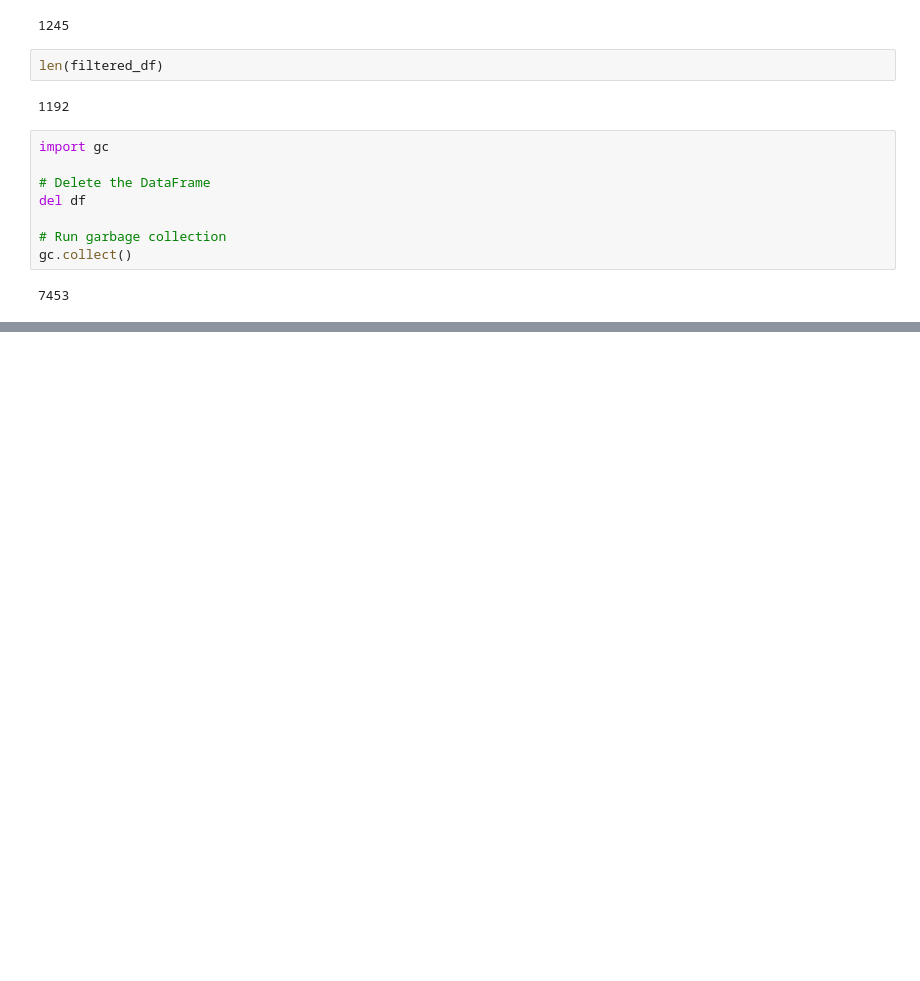
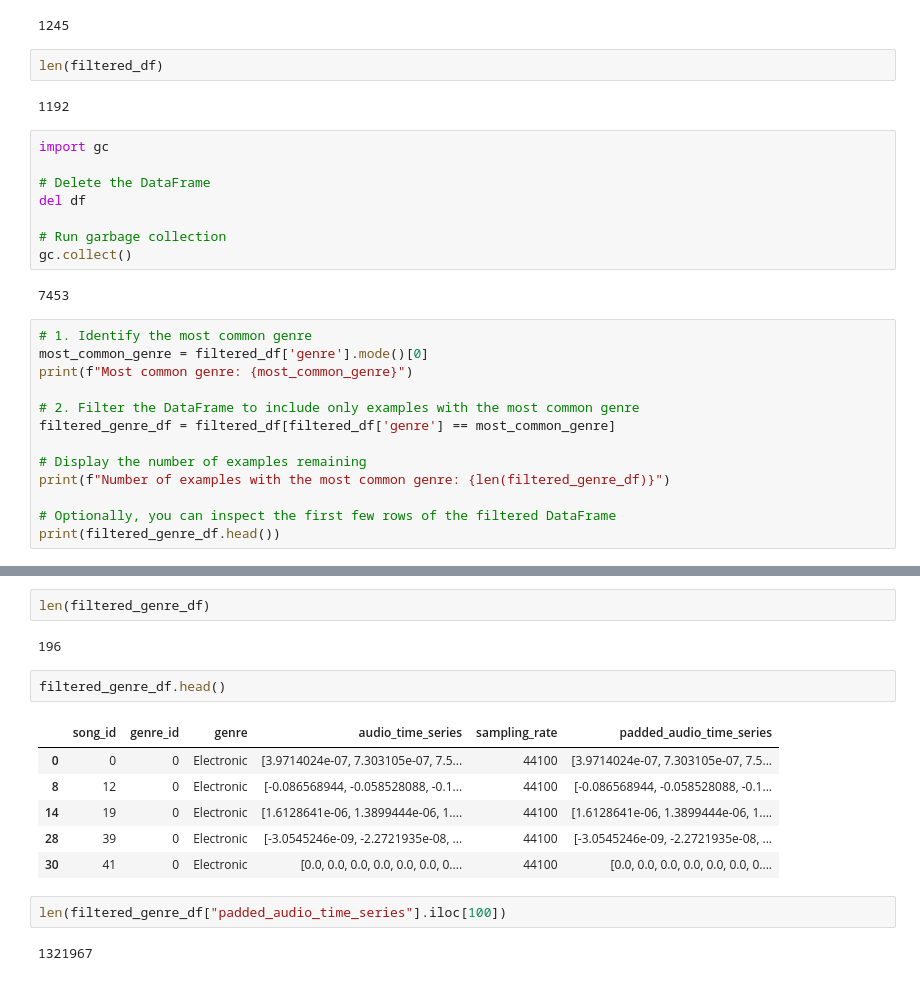
Before and after one commit to juanks235/project_mml, a Jupyter notebook: preprocessing.ipynb, the cells around one changed output, grey strips where cells are left out. Saved outputs shown, nothing was run; the diff lists cells and outputs as text; blank space fills up the shorter version.

```diff
--- a/preprocessing.ipynb
+++ b/preprocessing.ipynb
@@ -151,3 +152,16 @@ del df
 gc.collect()
 # %% [output]
 7453
+# %%
+# 1. Identify the most common genre
+most_common_genre = filtered_df['genre'].mode()[0]
+print(f"Most common genre: {most_common_genre}")
+
+# 2. Filter the DataFrame to include only examples with the most common genre
+filtered_genre_df = filtered_df[filtered_df['genre'] == most_common_genre]
+
+# Display the number of examples remaining
+print(f"Number of examples with the most common genre: {len(filtered_genre_df)}")
+
+# Optionally, you can inspect the first few rows of the filtered DataFrame
+print(filtered_genre_df.head())
@@ -153,0 +186,17 @@ gc.collect()
+# %%
+len(filtered_genre_df)
+# %% [output]
+196
+# %%
+filtered_genre_df.head()
+# %% [output]
+|  | song_id | genre_id | genre | audio_time_series | sampling_rate | padded_audio_time_series |
+| 0 | 0 | 0 | Electronic | [3.9714024e-07, 7.303105e-07, 7.5... | 44100 | [3.9714024e-07, 7.303105e-07, 7.5... |
+| 8 | 12 | 0 | Electronic | [-0.086568944, -0.058528088, -0.1... | 44100 | [-0.086568944, -0.058528088, -0.1... |
+| 14 | 19 | 0 | Electronic | [1.6128641e-06, 1.3899444e-06, 1.... | 44100 | [1.6128641e-06, 1.3899444e-06, 1.... |
+| 28 | 39 | 0 | Electronic | [-3.0545246e-09, -2.2721935e-08, ... | 44100 | [-3.0545246e-09, -2.2721935e-08, ... |
+| 30 | 41 | 0 | Electronic | [0.0, 0.0, 0.0, 0.0, 0.0, 0.0, 0.... | 44100 | [0.0, 0.0, 0.0, 0.0, 0.0, 0.0, 0.... |
+# %%
+len(filtered_genre_df["padded_audio_time_series"].iloc[100])
+# %% [output]
+1321967
```
Also changed, not shown: parts of 3 cells of this notebook, 2 other files.
